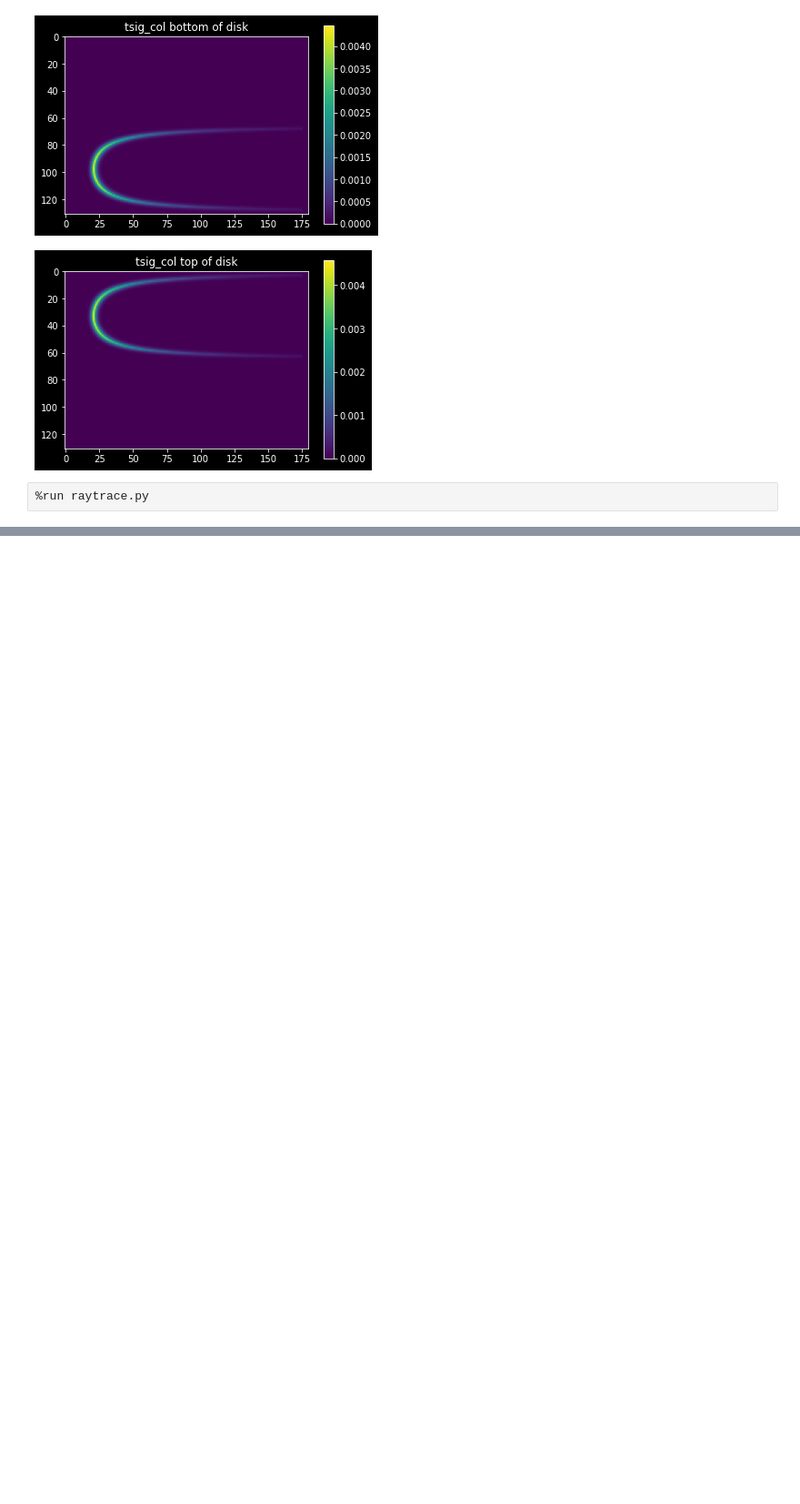
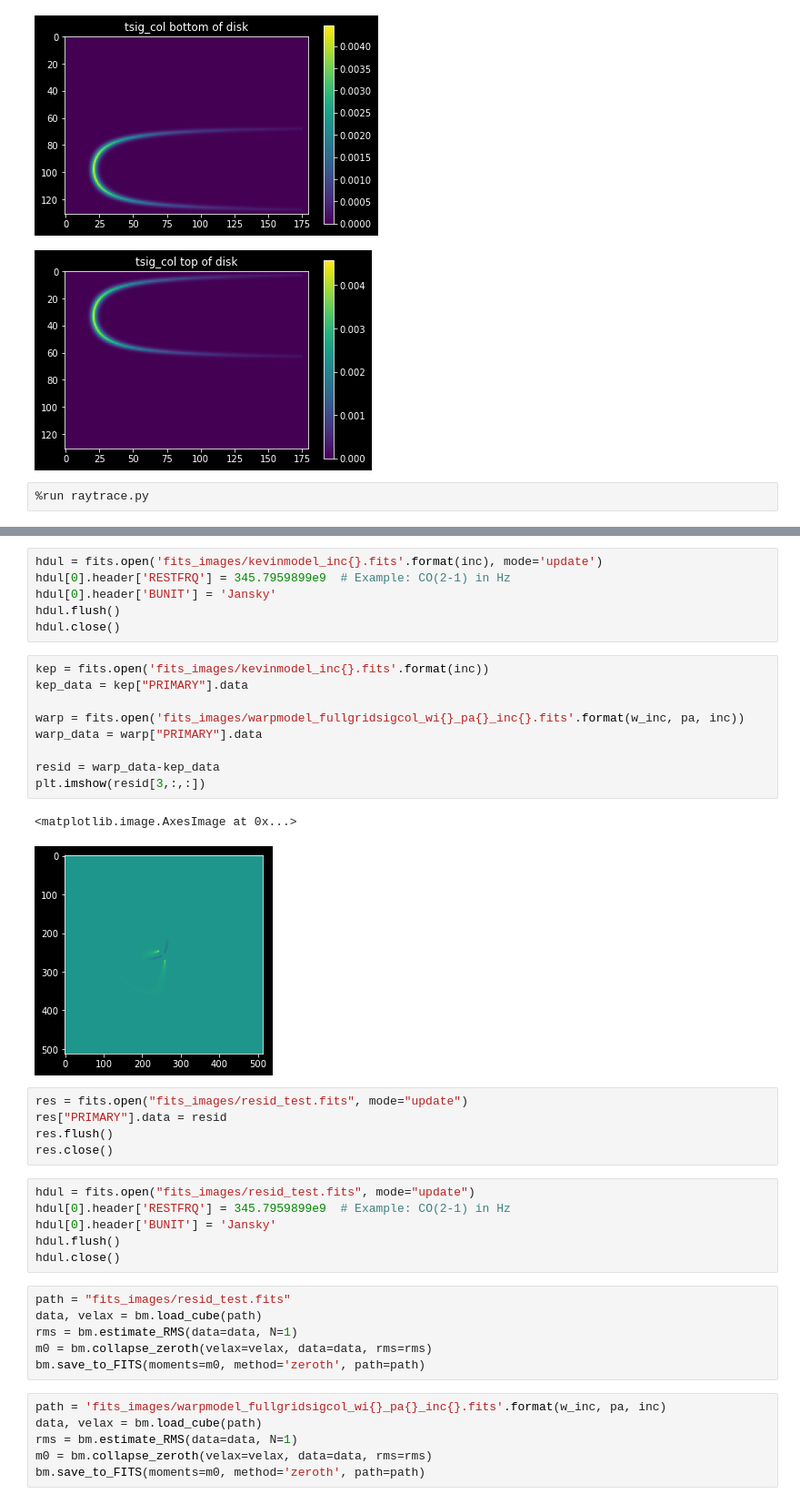
Before and after one commit to theochawla/49ceti_warpmodel, a Jupyter notebook: Warp/warp_edgeon_troubleshoot/runcode.ipynb, the cells around one changed output, grey strips where cells are left out. Shown at 91% size. Saved outputs shown, nothing was run; the diff lists cells and outputs as text; blank space fills up the shorter version.

```diff
--- a/Warp/warp_edgeon_troubleshoot/runcode.ipynb
+++ b/Warp/warp_edgeon_troubleshoot/runcode.ipynb
@@ -119,0 +128,41 @@ hdul.close()
+# %%
+hdul = fits.open('fits_images/kevinmodel_inc{}.fits'.format(inc), mode='update')
+hdul[0].header['RESTFRQ'] = 345.7959899e9  # Example: CO(2-1) in Hz
+hdul[0].header['BUNIT'] = 'Jansky'
+hdul.flush()
+hdul.close()
+# %%
+kep = fits.open('fits_images/kevinmodel_inc{}.fits'.format(inc))
+kep_data = kep["PRIMARY"].data
+
+warp = fits.open('fits_images/warpmodel_fullgridsigcol_wi{}_pa{}_inc{}.fits'.format(w_inc, pa, inc))
+warp_data = warp["PRIMARY"].data
+
+resid = warp_data-kep_data
+plt.imshow(resid[3,:,:])
+# %% [output]
+<matplotlib.image.AxesImage at 0x...>
+[figure, added]
+# %%
+res = fits.open("fits_images/resid_test.fits", mode="update")
+res["PRIMARY"].data = resid
+res.flush()
+res.close()
+# %%
+hdul = fits.open("fits_images/resid_test.fits", mode="update")
+hdul[0].header['RESTFRQ'] = 345.7959899e9  # Example: CO(2-1) in Hz
+hdul[0].header['BUNIT'] = 'Jansky'
+hdul.flush()
+hdul.close()
+# %%
+path = "fits_images/resid_test.fits"
+data, velax = bm.load_cube(path)
+rms = bm.estimate_RMS(data=data, N=1)
+m0 = bm.collapse_zeroth(velax=velax, data=data, rms=rms)
+bm.save_to_FITS(moments=m0, method='zeroth', path=path)
+# %%
+path = 'fits_images/warpmodel_fullgridsigcol_wi{}_pa{}_inc{}.fits'.format(w_inc, pa, inc)
+data, velax = bm.load_cube(path)
+rms = bm.estimate_RMS(data=data, N=1)
+m0 = bm.collapse_zeroth(velax=velax, data=data, rms=rms)
+bm.save_to_FITS(moments=m0, method='zeroth', path=path)
```
Also changed, not shown: parts of 9 cells of this notebook, 1 other file.
